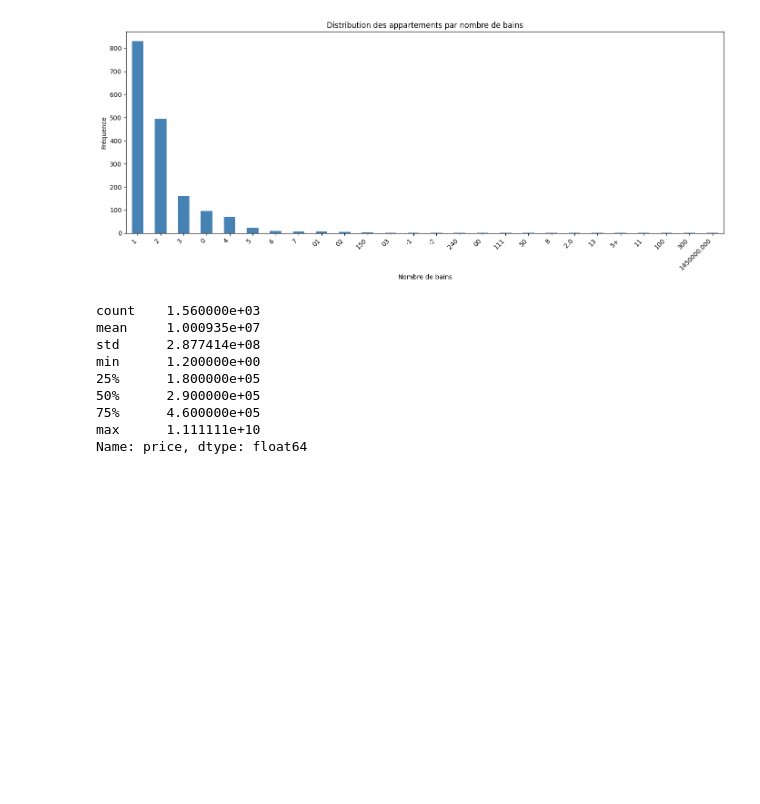
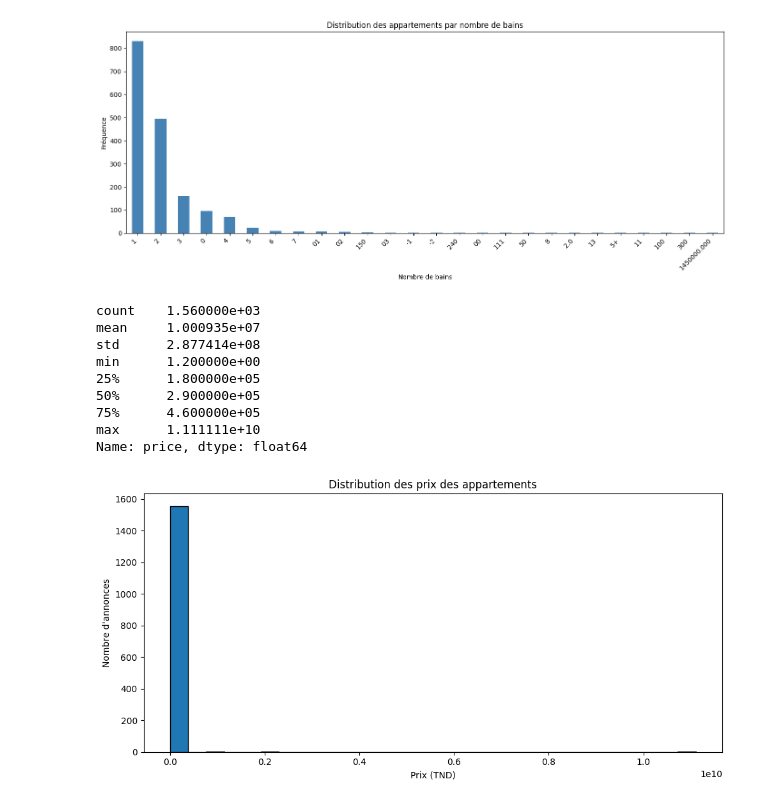
Before and after one commit to OussemaBouchaala/Appartments_Price_Prediction_Model, a Jupyter notebook: test.ipynb, the cells around one changed output. Drawn from its saved outputs; the diff is of its cells as text; code cells hidden in the pictures; blank space fills up the shorter version.

```diff
--- a/test.ipynb
+++ b/test.ipynb
@@ -96,3 +96,32 @@ min      1.200000e+00
 75%      4.600000e+05
 max      1.111111e+10
 Name: price, dtype: float64
+# %%
+import matplotlib.pyplot as plt
+import numpy as np
+import pandas as pd
+
+# Example: your DataFrame column = df["price"]
+prices = df["price"]
+
+plt.figure(figsize=(10, 5))
+
+# Choose bins automatically but keep them clean
+bins = np.linspace(prices.min(), prices.max(), 30)
+
+plt.hist(prices, bins=bins, edgecolor='black')
+
+plt.title("Distribution des prix des appartements")
+plt.xlabel("Prix (TND)")
+plt.ylabel("Nombre d'annonces")
+
+# Make x-axis labels cleaner (e.g. 0, 50k, 100k, 150k...)
+# plt.xticks(
+#     np.arange(0, prices.max()+1, step=100000),
+#     [f"{int(x/1000)}k" for x in np.arange(0, prices.max()+1, step=100000)]
+# )
+
+plt.tight_layout()
+plt.show()
+# %% [output]
+[figure, added]
```
Also changed, not shown: 2 other files.
